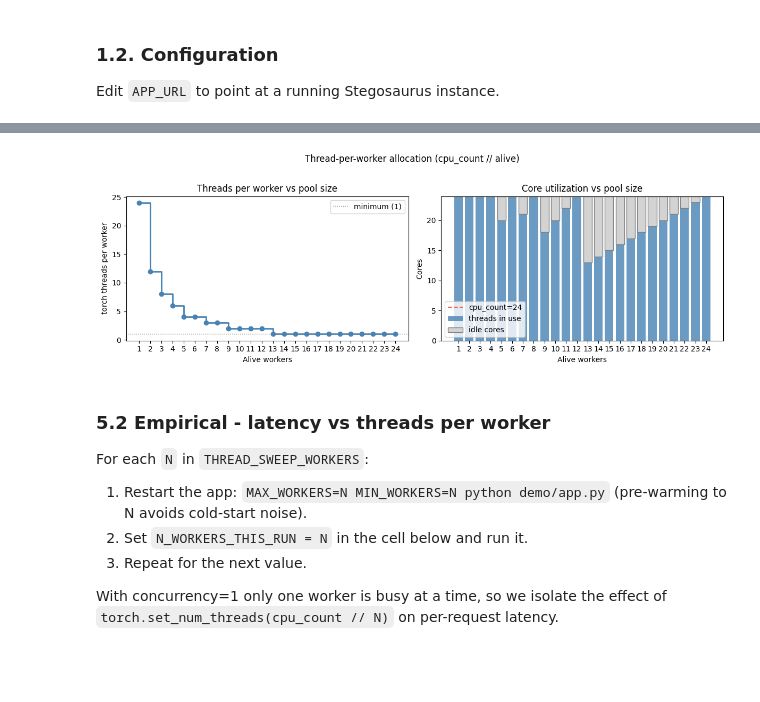
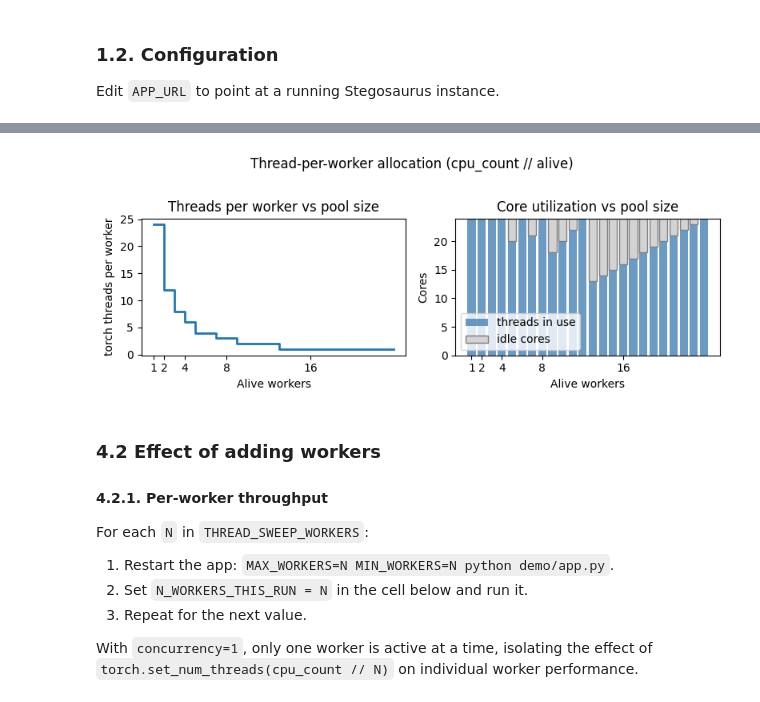
Before and after one commit to gperdrizet/stegosaurus, a Jupyter notebook: notebooks/03-scaling_experiment.ipynb, the cells around one changed output, grey strips where cells are left out. Saved outputs shown, nothing was run; the diff lists cells and outputs as text; code cells hidden in the pictures; blank space fills up the shorter version.

```diff
--- a/notebooks/03-scaling_experiment.ipynb
+++ b/notebooks/03-scaling_experiment.ipynb
@@ -360,57 +558,53 @@ cpu_count = 24
 # %%
-fig, (ax1, ax2) = plt.subplots(1, 2, figsize=(12, 4))
+fig, (ax1, ax2) = plt.subplots(1, 2, figsize=(8, 3))
 
 plt.suptitle('Thread-per-worker allocation (cpu_count // alive)', y=1.02)
 
 x = df_threads['workers']
 
+# Only label tick marks at powers of 2 to avoid crowding on large machines.
+pow2_vals = [v for v in x if v == 1 or (v & (v - 1)) == 0]
+pow2_positions = [i for i, v in enumerate(x) if v in set(pow2_vals)]
+
 ax1.set_title('Threads per worker vs pool size')
 ax1.step(
     x, df_threads['threads_per_worker'],
-    where='post', color='steelblue',
-    linewidth=2, marker='o'
+    where='post', linewidth=2
 )
 ax1.set_xlabel('Alive workers')
 ax1.set_ylabel('torch threads per worker')
-ax1.set_xticks(x)
-
-ax1.axhline(
-    1, color='grey',
-    linestyle=':', linewidth=1,
-    label='minimum (1)'
-)
-ax1.legend()
+ax1.set_xticks(pow2_vals)
 
 ax2.set_title('Core utilization vs pool size')
 ax2.bar(
     x.astype(str), df_threads['total_threads_in_use'],
     label='threads in use', color='steelblue', alpha=0.8
 )
 ax2.bar(
     x.astype(str), df_threads['idle_cores'],
     bottom=df_threads['total_threads_in_use'],
-   label='idle cores', color='lightgrey', edgecolor='grey'
+    label='idle cores', color='lightgrey', edgecolor='grey'
 )
-ax2.axhline(
-    cpu_count, color='tomato',
-    linestyle='--', linewidth=1.5,
-    label=f'cpu_count={cpu_count}'
-)
+ax2.set_xticks(pow2_positions)
+ax2.set_xticklabels([str(v) for v in pow2_vals])
 ax2.set_xlabel('Alive workers')
 ax2.set_ylabel('Cores')
 ax2.legend()
 
 plt.tight_layout()
+fig.savefig(FIGURES_DIR / '03-4.1-thread-allocation.jpg', dpi=300, bbox_inches='tight')
 plt.show()
 # %% [output]
-[figure, old version]
+[figure, new version]
 # %% [markdown]
-### 5.2 Empirical - latency vs threads per worker
+### 4.2 Effect of adding workers
+
+#### 4.2.1. Per-worker throughput
 
 For each `N` in `THREAD_SWEEP_WORKERS`:
-1. Restart the app: `MAX_WORKERS=N MIN_WORKERS=N python demo/app.py` (pre-warming to N avoids cold-start noise).
+1. Restart the app: `MAX_WORKERS=N MIN_WORKERS=N python demo/app.py`.
 2. Set `N_WORKERS_THIS_RUN = N` in the cell below and run it.
 3. Repeat for the next value.
 
-With concurrency=1 only one worker is busy at a time, so we isolate the effect of `torch.set_num_threads(cpu_count // N)` on per-request latency.
+With `concurrency=1`, only one worker is active at a time, isolating the effect of `torch.set_num_threads(cpu_count // N)` on individual worker performance.
 # %%
```
Also changed, not shown: parts of 46 cells of this notebook, 7 other files.
